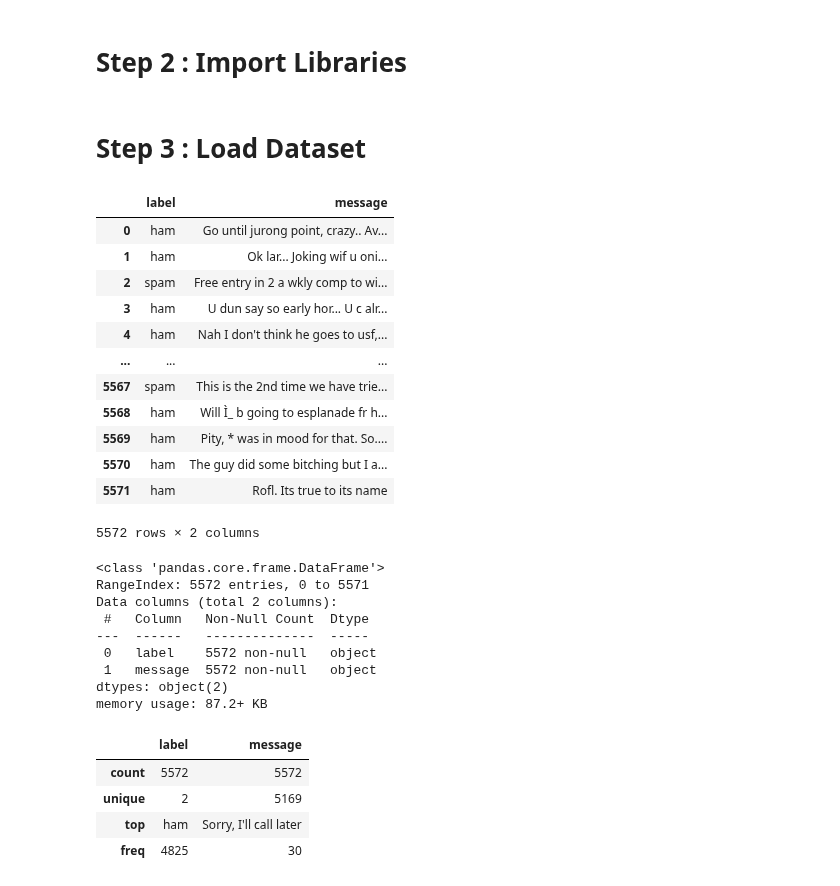
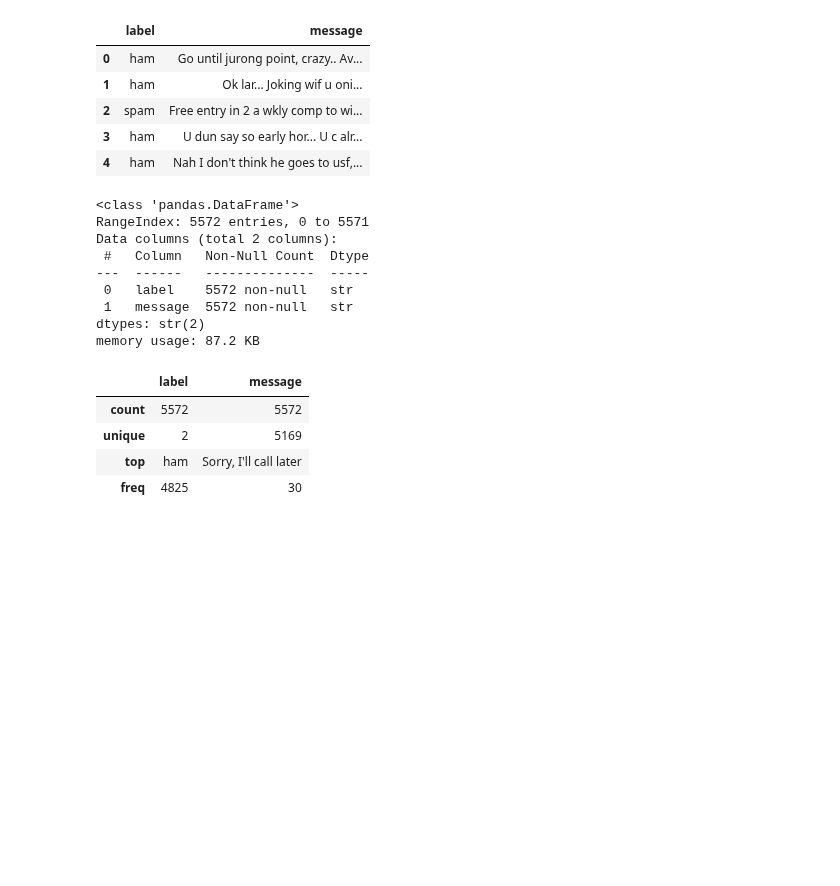
Before and after one commit to bhargavi2010-work/spam-email-detection, a Jupyter notebook: notebook/spam_email_detection.ipynb, the cells around one changed output. Cells and saved outputs as stored; diff of their text form; code cells hidden in the pictures; blank space fills up the shorter version.

Commit message:
Update spam email detection notebook execution outputs

```diff
--- a/notebook/spam_email_detection.ipynb
+++ b/notebook/spam_email_detection.ipynb
@@ -21,4 +21,2 @@ Requirement already satisfied: colorama in c:\users\bharg\anaconda3\lib\site-pac
-# %% [markdown]
-# Step 2 : Import Libraries
 # %%
 import pandas as pd
@@ -33,37 +29,29 @@ from nltk.tokenize import word_tokenize
-# %% [markdown]
-# Step 3 : Load Dataset
 # %%
-data = pd.read_csv('spam.csv', encoding='latin-1')
+# Load the dataset
+data = pd.read_csv('data/spam.csv', encoding='latin-1')
 data = data[['v1', 'v2']]
 data.columns = ['label', 'message']
 # %%
-data
+data.head()
 # %% [output]
 |  | label | message |
 | 0 | ham | Go until jurong point, crazy.. Av... |
 | 1 | ham | Ok lar... Joking wif u oni... |
 | 2 | spam | Free entry in 2 a wkly comp to wi... |
 | 3 | ham | U dun say so early hor... U c alr... |
 | 4 | ham | Nah I don't think he goes to usf,... |
-| ... | ... | ... |
-| 5567 | spam | This is the 2nd time we have trie... |
-| 5568 | ham | Will Ì_ b going to esplanade fr h... |
-| 5569 | ham | Pity, * was in mood for that. So.... |
-| 5570 | ham | The guy did some bitching but I a... |
-| 5571 | ham | Rofl. Its true to its name |
-5572 rows × 2 columns
 # %%
 data.info()
 # %% [output]
-<class 'pandas.core.frame.DataFrame'>
+<class 'pandas.DataFrame'>
 RangeIndex: 5572 entries, 0 to 5571
 Data columns (total 2 columns):
  #   Column   Non-Null Count  Dtype
 ---  ------   --------------  -----
- 0   label    5572 non-null   object
- 1   message  5572 non-null   object
-dtypes: object(2)
-memory usage: 87.2+ KB
+ 0   label    5572 non-null   str
+ 1   message  5572 non-null   str
+dtypes: str(2)
+memory usage: 87.2 KB
 # %%
 data.describe()
 # %% [output]
```
Also changed, not shown: parts of 33 cells of this notebook.
